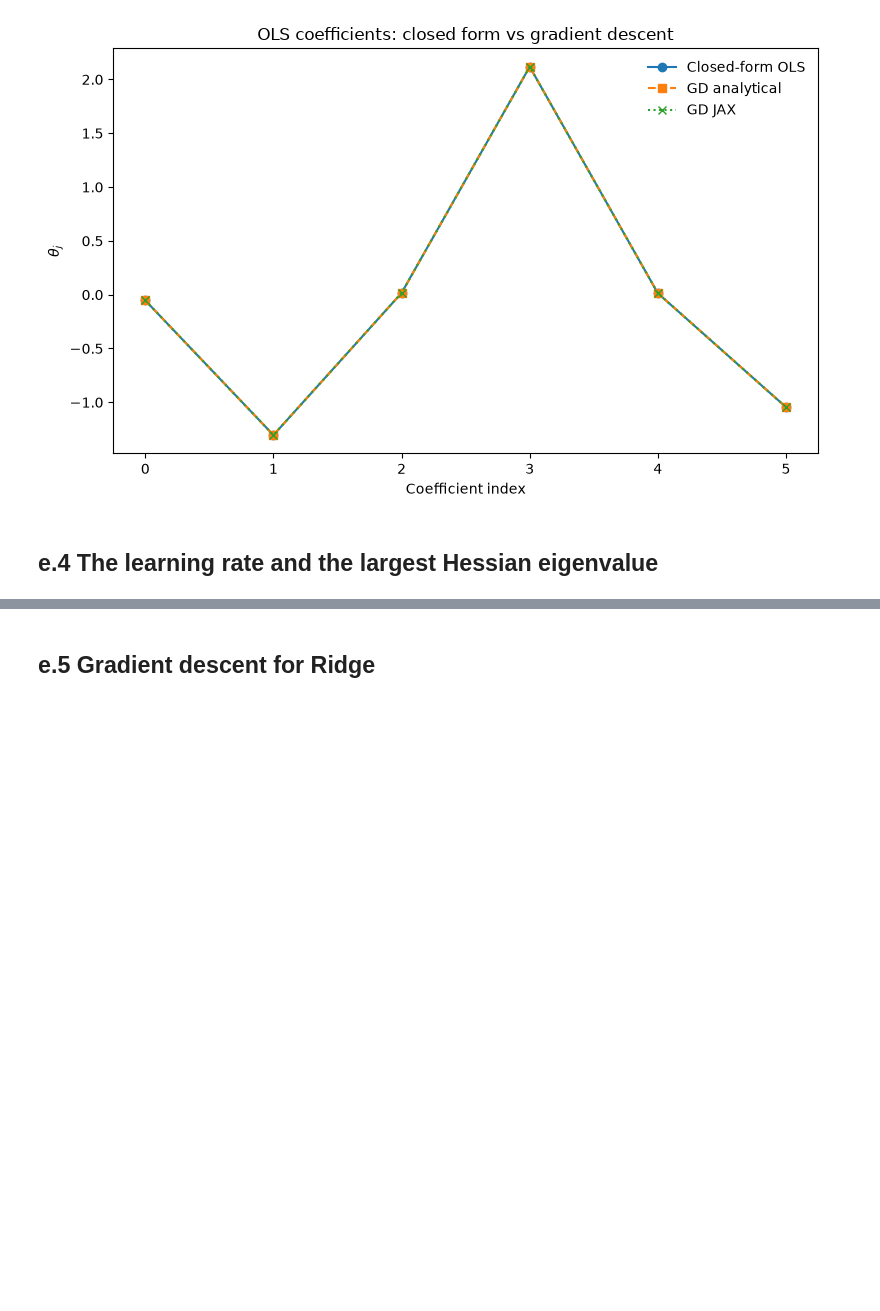
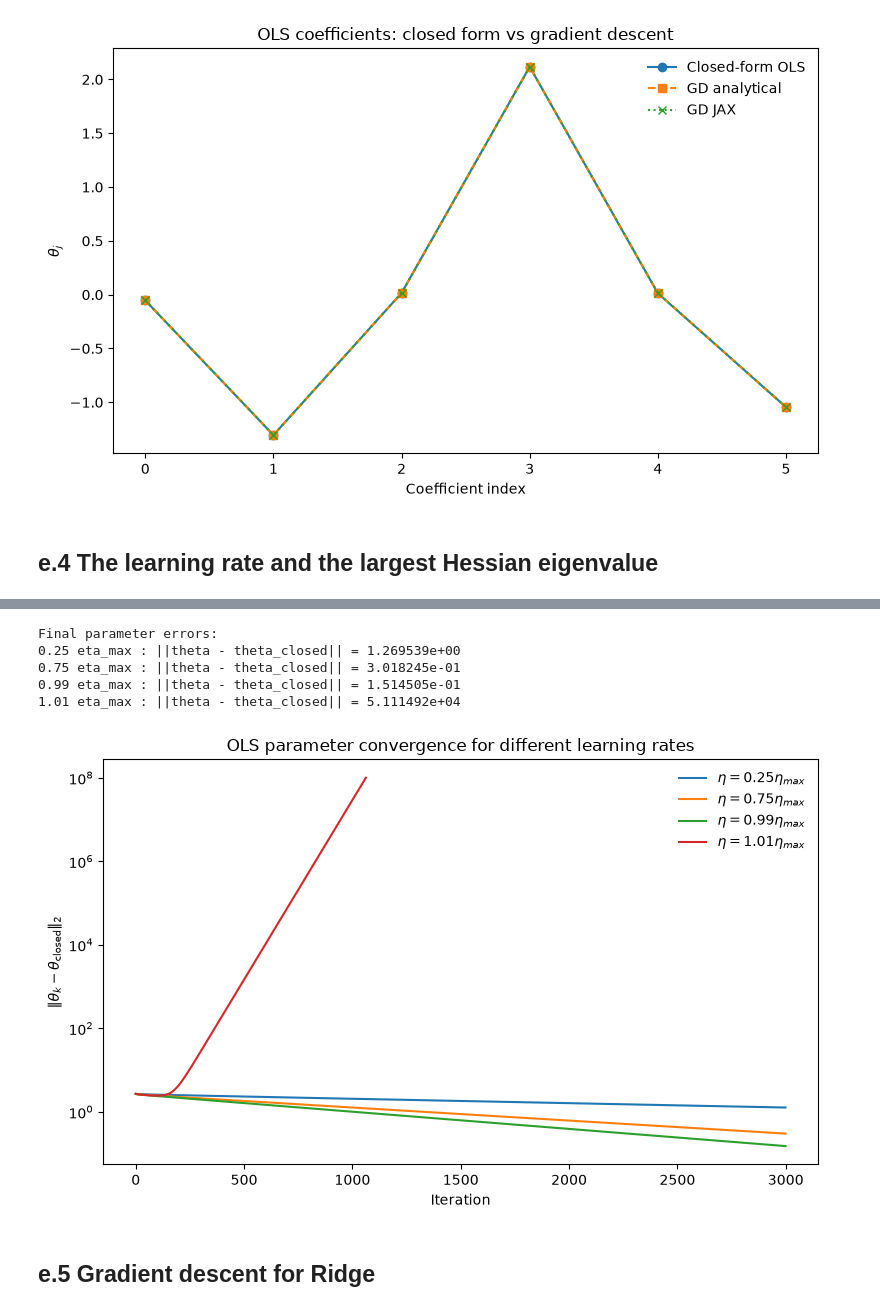
Before and after one commit to GardKL/Project1, a Jupyter notebook: Project1/code/Project1.ipynb, the cells around one changed output, grey strips where cells are left out. Saved outputs shown, nothing was run; the diff lists cells and outputs as text; code cells hidden in the pictures; blank space fills up the shorter version.

```diff
--- a/Project1/code/Project1.ipynb
+++ b/Project1/code/Project1.ipynb
@@ -1339,2 +1463,70 @@ y_test_pred_gd = (
+# %%
+print("\nFinal parameter errors:")
+
+for factor in eta_factors:
+
+    theta_eta = eta_results[factor]["theta"]
+
+    error = np.linalg.norm(
+        theta_eta - theta_ols_closed
+    )
+
+    print(
+        f"{factor:.2f} eta_max : "
+        f"||theta - theta_closed|| = {error:.6e}"
+    )
+# %% [output]
+Final parameter errors:
+0.25 eta_max : ||theta - theta_closed|| = 1.269539e+00
+0.75 eta_max : ||theta - theta_closed|| = 3.018245e-01
+0.99 eta_max : ||theta - theta_closed|| = 1.514505e-01
+1.01 eta_max : ||theta - theta_closed|| = 5.111492e+04
+# %%
+plt.figure(figsize=(8, 5))
+
+for factor in eta_factors:
+
+    eta_value = eta_results[factor]["eta"]
+
+    theta = np.zeros_like(theta_ols_closed)
+
+    error_history = []
+
+    for k in range(3000):
+
+        g = gradient_ols(
+            theta,
+            X_train_e,
+            y_train_e
+        )
+
+        theta = theta - eta_value * g
+
+        error = np.linalg.norm(
+            theta - theta_ols_closed
+        )
+
+        error_history.append(error)
+
+        if (not np.isfinite(error)) or error > 1e8:
+            break
+
+    plt.semilogy(
+        error_history,
+        label=fr"$\eta={factor:.2f}\eta_{{max}}$"
+    )
+
+plt.xlabel("Iteration")
+plt.ylabel(
+    r"$\|\theta_k-\theta_{\mathrm{closed}}\|_2$"
+)
+plt.title("OLS parameter convergence for different learning rates")
+
+plt.legend(frameon=False)
+plt.tight_layout()
+plt.savefig("../results/e4_learning_rate_theta.pdf", bbox_inches="tight")
+plt.show()
+# %% [output]
+[figure, added]
 # %% [markdown]
 ## e.5 Gradient descent for Ridge
```
Also changed, not shown: parts of 14 cells of this notebook, 3 other files.
